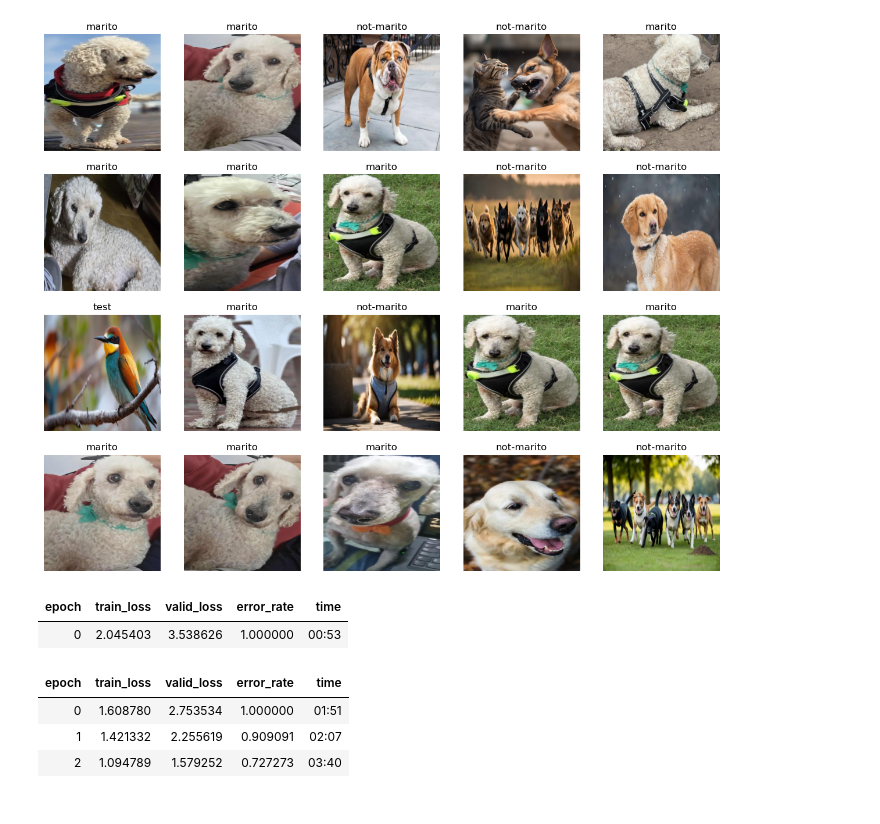
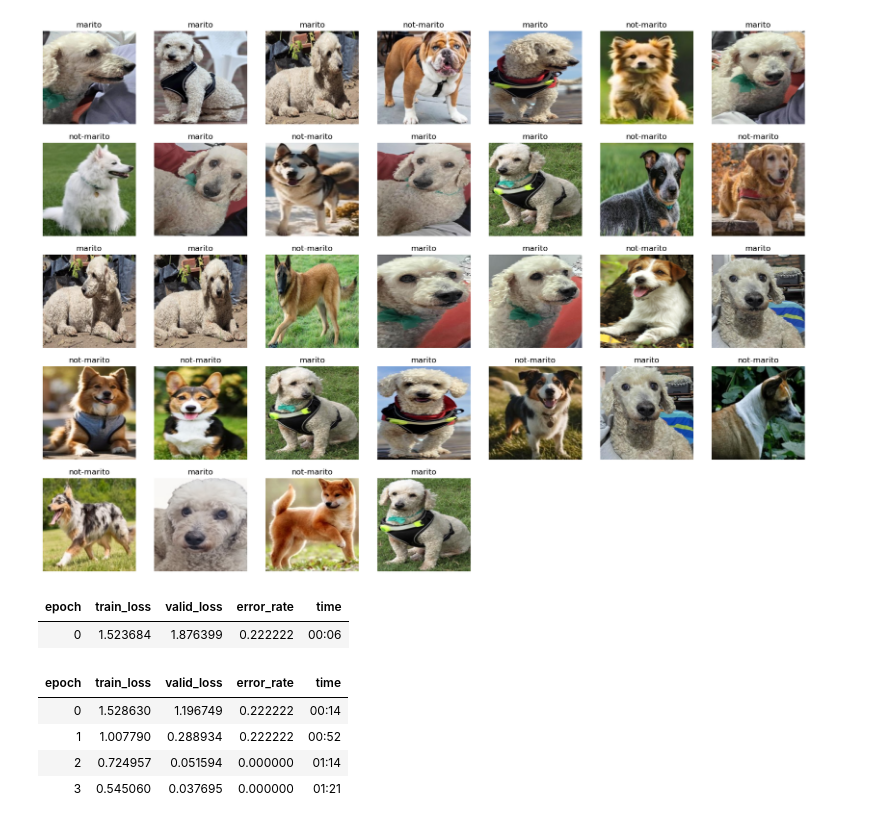
Before and after one commit to ijborda/deeplearning-notes, a Jupyter notebook: marito-or-not.ipynb, the cells around one changed output. Cells and saved outputs as stored; diff of their text form; code cells hidden in the pictures.

```diff
--- a/marito-or-not.ipynb
+++ b/marito-or-not.ipynb
@@ -36,26 +60,26 @@ len(failed)
 # %%
 # Prepare data for model training
 
 # Create a DataBlock for the bird vs dog classification task
 # DataBlock -> a representation of your data for easy consumption of the model
 dls = DataBlock(
   blocks=(ImageBlock, CategoryBlock), # What the model will take as input (image) and output (category, i.e., bird or dog)
   get_items=get_image_files, # The function to get the input (i.e. images from the path)
   splitter=RandomSplitter(valid_pct=0.2, seed=42), # Split the data into training and validation sets
   get_y=parent_label, # The function to get the labels (i.e. parent folder name)
   item_tfms=Resize(400, method=ResizeMethod.Squish) # Input transformations (i.e. resize the images to 400x400)
 )
 
 # Load data
 # Create the dataloaders with a batch size of 32
 # Dataloaders are used to load the data in batches for training and validation
 # Batch size is the number of samples that will be propagated through the network at once
 dls = dls.dataloaders(path, bs=32)
 
 # See a batch of images and their labels
-dls.show_batch(max_n=20)
+dls.show_batch(max_n=50)
 # %% [output]
-[figure, old version]
+[figure, new version]
 # %%
 # Create and train the model
 
@@ -65,16 +89,17 @@ dls.show_batch(max_n=20)
 # Under the hood, it replaces the final layer of the network with a new layer that has the same number of outputs as the number of classes in our dataset (i.e. 2 for bird and dog). The rest of the layers are frozen, meaning that their weights will not be updated during training. This allows us to leverage the knowledge learned by the model on ImageNet while still allowing it to learn features specific to our dataset.
 learn = vision_learner(dls, resnet18, metrics=error_rate)
 
-# Fine-tune the model for 3 epochs.
+# Fine-tune the model for 4 epochs.
 # Fine-tuning is a process where we train the model on our dataset for a few epochs to adjust the weights of the final layer to our specific task. This allows the model to learn features that are specific to our dataset while still leveraging the knowledge learned from ImageNet.
-learn.fine_tune(3)
+learn.fine_tune(4)
 # %% [output]
 | epoch | train_loss | valid_loss | error_rate | time |
-| 0 | 2.045403 | 3.538626 | 1.000000 | 00:53 |
+| 0 | 1.523684 | 1.876399 | 0.222222 | 00:06 |
 | epoch | train_loss | valid_loss | error_rate | time |
-| 0 | 1.608780 | 2.753534 | 1.000000 | 01:51 |
-| 1 | 1.421332 | 2.255619 | 0.909091 | 02:07 |
-| 2 | 1.094789 | 1.579252 | 0.727273 | 03:40 |
+| 0 | 1.528630 | 1.196749 | 0.222222 | 00:14 |
+| 1 | 1.007790 | 0.288934 | 0.222222 | 00:52 |
+| 2 | 0.724957 | 0.051594 | 0.000000 | 01:14 |
+| 3 | 0.545060 | 0.037695 | 0.000000 | 01:21 |
 # %%
 # Test the model
 confidence_threshold = 0.8
```
Also changed, not shown: parts of 3 cells of this notebook, 1 other file.
